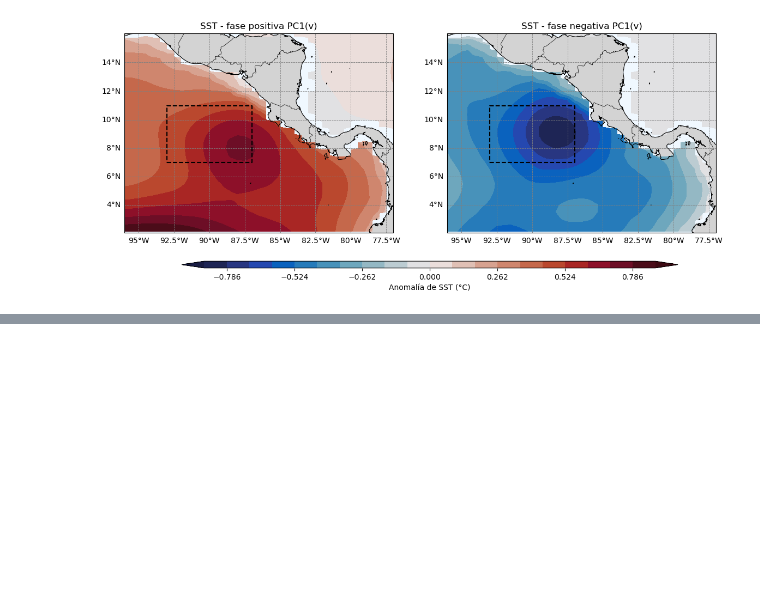
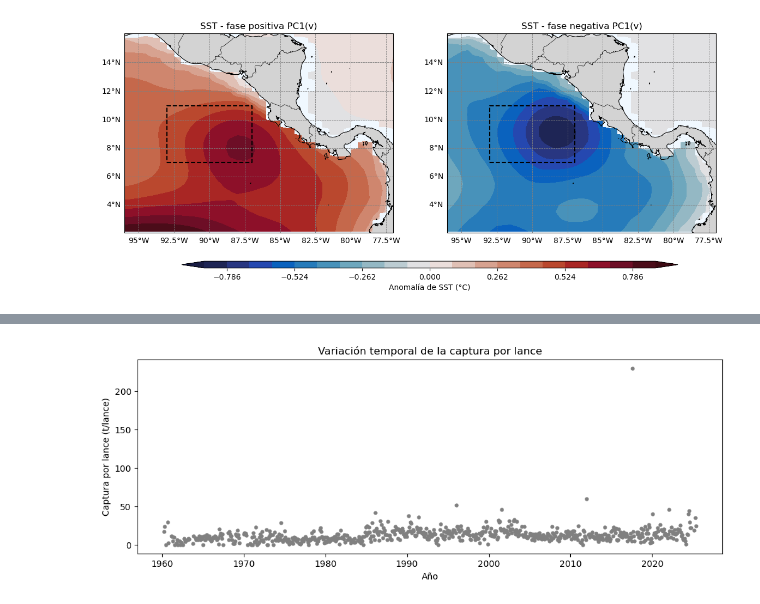
Before and after one commit to Intercoonecta/OHWE_26_ATUN_TEMP, a Jupyter notebook: Exploracion_atun_CR.ipynb, the cells around one changed output, grey strips where cells are left out. Saved outputs shown, nothing was run; the diff lists cells and outputs as text; code cells hidden in the pictures; blank space fills up the shorter version.

```diff
--- a/Exploracion_atun_CR.ipynb
+++ b/Exploracion_atun_CR.ipynb
@@ -722,0 +1058,7 @@ Número de meses en fase neutra: 594
+# %%
+# Calcular los 12 promedios mensuales de referencia
+climatologia_domo = temperatura_referencia.groupby(
+    "time.month"
+).mean(dim="time")
+
+print(climatologia_domo)
@@ -722,0 +1250,17 @@ Número de meses en fase neutra: 594
+# %%
+# Graficar la captura por lance a través del tiempo
+plt.figure(figsize=(12, 4))
+
+plt.scatter(
+    datos_analisis["fecha"],
+    datos_analisis["captura_por_lance"],
+    color="gray",
+    s=12
+)
+
+plt.xlabel("Año")
+plt.ylabel("Captura por lance (t/lance)")
+plt.title("Variación temporal de la captura por lance")
+plt.show()
+# %% [output]
+[figure, added]
```
Also changed, not shown: parts of 57 cells of this notebook.
